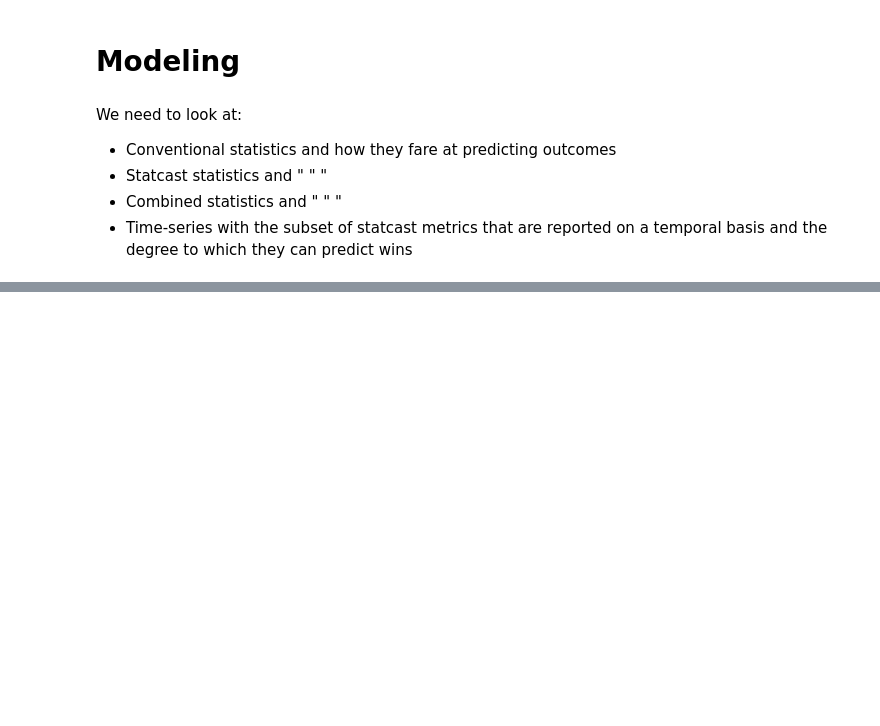
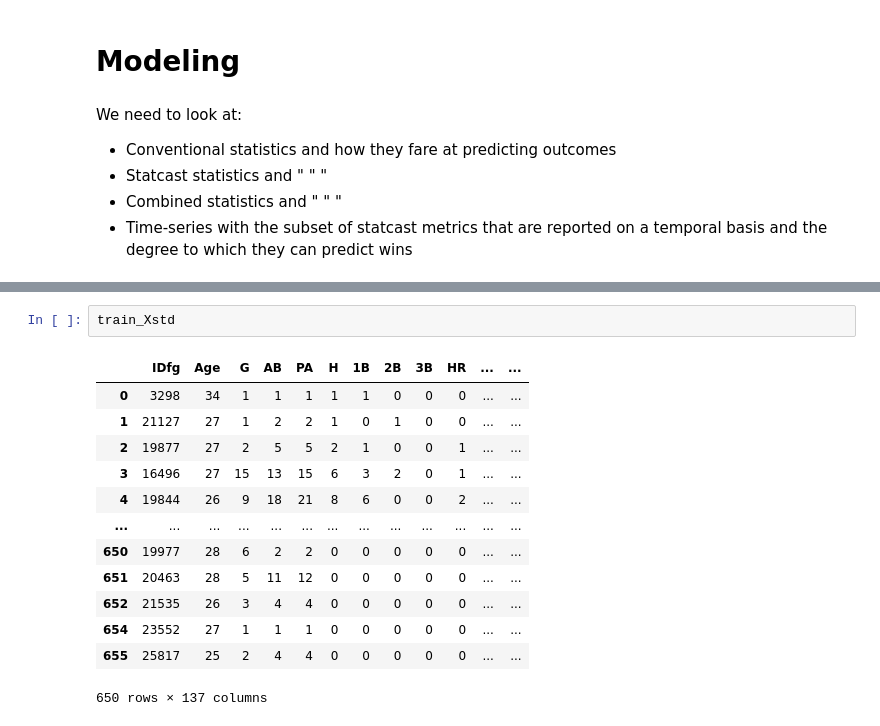
Before and after one commit to auto-d/moneyball-ml, a Jupyter notebook: eda.ipynb, the cells around one changed output, grey strips where cells are left out. Cells and saved outputs as stored; diff of their text form; blank space fills up the shorter version.

```diff
--- a/eda.ipynb
+++ b/eda.ipynb
@@ -681,0 +628,16 @@ KeyError: 'last_name, first_name'
+# %%
+train_Xstd
+# %% [output]
+|  | IDfg | Age | G | AB | PA | H | 1B | 2B | 3B | HR | ... | ... |
+| 0 | 3298 | 34 | 1 | 1 | 1 | 1 | 1 | 0 | 0 | 0 | ... | ... |
+| 1 | 21127 | 27 | 1 | 2 | 2 | 1 | 0 | 1 | 0 | 0 | ... | ... |
+| 2 | 19877 | 27 | 2 | 5 | 5 | 2 | 1 | 0 | 0 | 1 | ... | ... |
+| 3 | 16496 | 27 | 15 | 13 | 15 | 6 | 3 | 2 | 0 | 1 | ... | ... |
+| 4 | 19844 | 26 | 9 | 18 | 21 | 8 | 6 | 0 | 0 | 2 | ... | ... |
+| ... | ... | ... | ... | ... | ... | ... | ... | ... | ... | ... | ... | ... |
+| 650 | 19977 | 28 | 6 | 2 | 2 | 0 | 0 | 0 | 0 | 0 | ... | ... |
+| 651 | 20463 | 28 | 5 | 11 | 12 | 0 | 0 | 0 | 0 | 0 | ... | ... |
+| 652 | 21535 | 26 | 3 | 4 | 4 | 0 | 0 | 0 | 0 | 0 | ... | ... |
+| 654 | 23552 | 27 | 1 | 1 | 1 | 0 | 0 | 0 | 0 | 0 | ... | ... |
+| 655 | 25817 | 25 | 2 | 4 | 4 | 0 | 0 | 0 | 0 | 0 | ... | ... |
+650 rows × 137 columns
```
Also changed, not shown: parts of 8 cells of this notebook, 3 other files.
